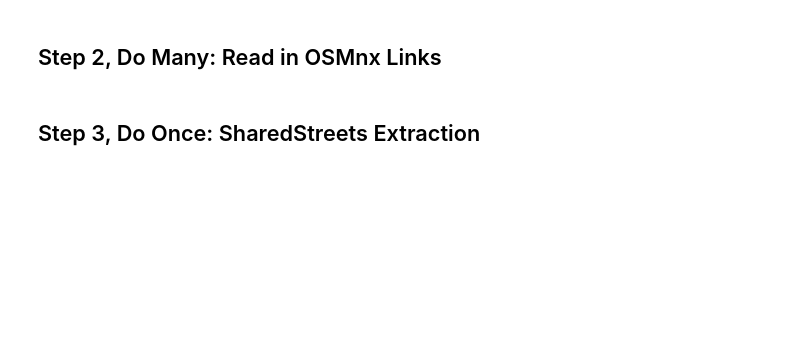
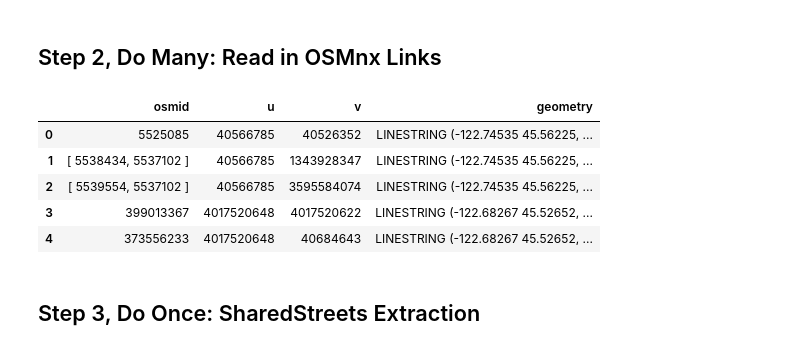
Before and after one commit to DavidOry/osm-extract-validator, a Jupyter notebook: osmnx_extract.ipynb, the cells around one changed output. Cells and saved outputs as stored; diff of their text form; code cells hidden in the pictures; blank space fills up the shorter version.

```diff
--- a/osmnx_extract.ipynb
+++ b/osmnx_extract.ipynb
@@ -72,6 +66,15 @@ with open("osmnx_link.geojson", "w") as f:
 ## Step 2, Do Many: Read in OSMnx Links
 # %%
 osmnx_gdf = gpd.read_file("osmnx_link.geojson")
+# %%
+osmnx_gdf.head()
+# %% [output]
+|  | osmid | u | v | geometry |
+| 0 | 5525085 | 40566785 | 40526352 | LINESTRING (-122.74535 45.56225, ... |
+| 1 | [ 5538434, 5537102 ] | 40566785 | 1343928347 | LINESTRING (-122.74535 45.56225, ... |
+| 2 | [ 5539554, 5537102 ] | 40566785 | 3595584074 | LINESTRING (-122.74535 45.56225, ... |
+| 3 | 399013367 | 4017520648 | 4017520622 | LINESTRING (-122.68267 45.52652, ... |
+| 4 | 373556233 | 4017520648 | 40684643 | LINESTRING (-122.68267 45.52652, ... |
 # %% [markdown]
 ## Step 3, Do Once: SharedStreets Extraction
 # %%
```
Also changed, not shown: parts of 14 cells of this notebook, 7 other files.
